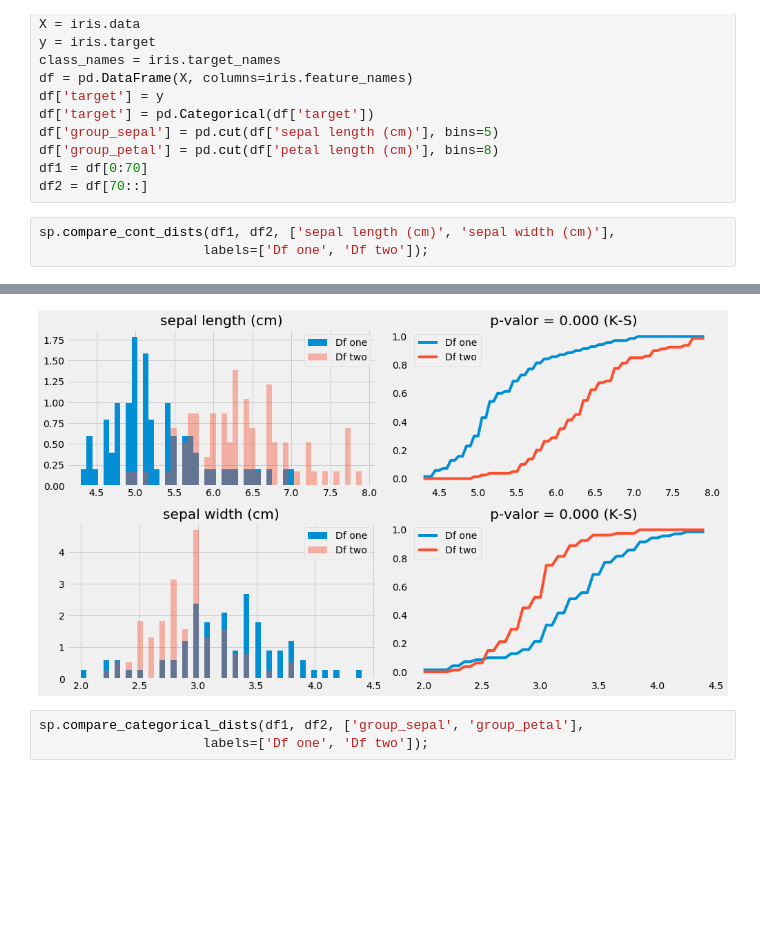
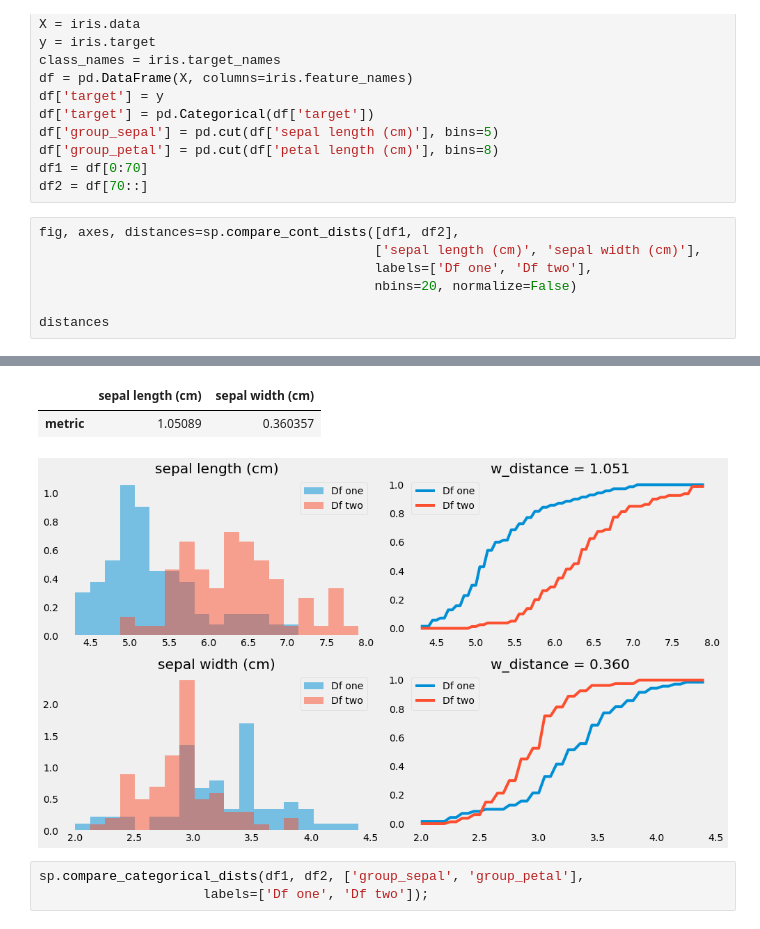
Before and after one commit to SpikeLab-CL/SpikePy, a Jupyter notebook: Notebooks/plots_helpers.ipynb, the cells around one changed output, grey strips where cells are left out. Cells and saved outputs as stored; diff of their text form; blank space fills up the shorter version.

```diff
--- a/Notebooks/plots_helpers.ipynb
+++ b/Notebooks/plots_helpers.ipynb
@@ -61,7 +61,11 @@ df['group_petal'] = pd.cut(df['petal length (cm)'], bins=8)
 df1 = df[0:70]
 df2 = df[70::]
 # %%
-sp.compare_cont_dists(df1, df2, ['sepal length (cm)', 'sepal width (cm)'],
-                     labels=['Df one', 'Df two']);
+fig, axes, distances=sp.compare_cont_dists([df1, df2],
+                                           ['sepal length (cm)', 'sepal width (cm)'],
+                                           labels=['Df one', 'Df two'],
+                                           nbins=20, normalize=False)
+
+distances
 # %% [output]
 [interactive output not drawn]
@@ -68,4 +73,6 @@ sp.compare_cont_dists(df1, df2, ['sepal length (cm)', 'sepal width (cm)'],
+|  | sepal length (cm) | sepal width (cm) |
+| metric | 1.05089 | 0.360357 |
-[figure, old version]
+[figure, new version]
 # %%
 sp.compare_categorical_dists(df1, df2, ['group_sepal', 'group_petal'],
                      labels=['Df one', 'Df two']);
```
Also changed, not shown: parts of 3 cells of this notebook, 1 other file.
